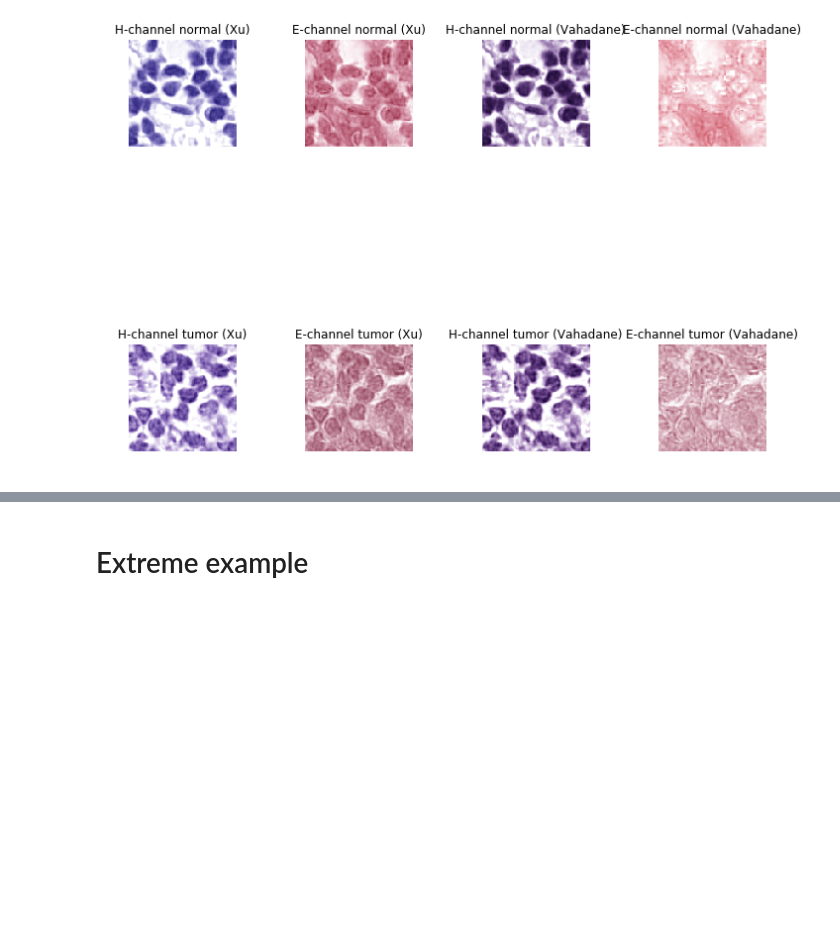
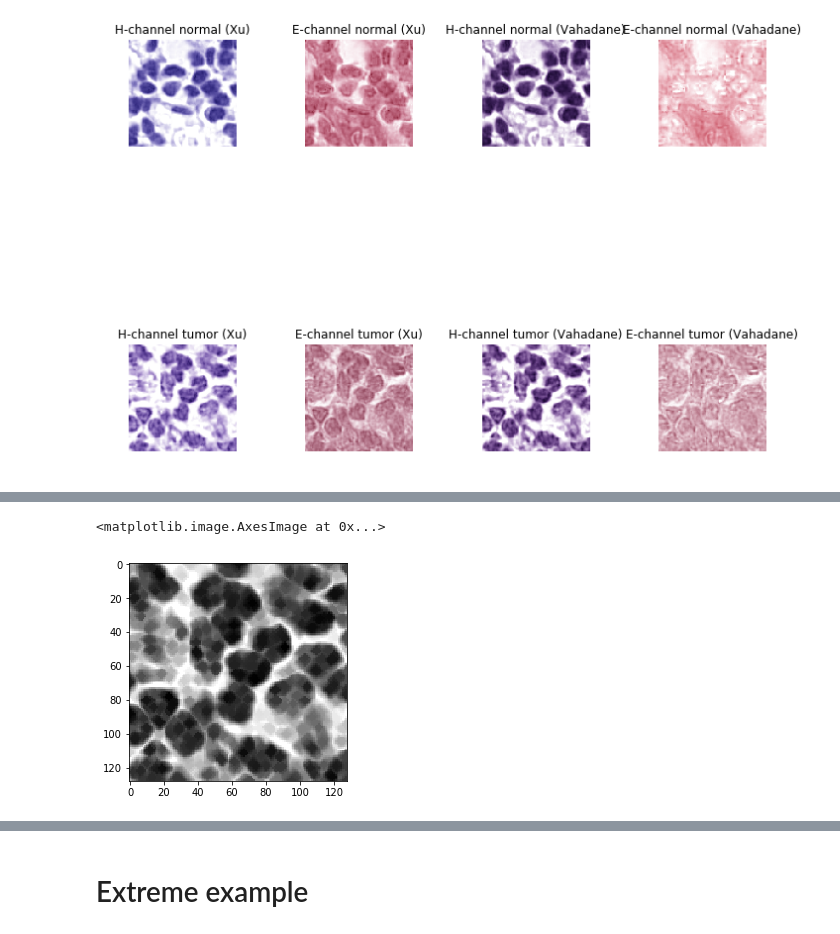
Before and after one commit to saketkc/pyvirchow, a Jupyter notebook: notebooks/04.Normalization-demo.ipynb, the cells around one changed output, grey strips where cells are left out. Saved outputs shown, nothing was run; the diff lists cells and outputs as text; code cells hidden in the pictures; blank space fills up the shorter version.

```diff
--- a/notebooks/04.Normalization-demo.ipynb
+++ b/notebooks/04.Normalization-demo.ipynb
@@ -864,4 +899,7 @@ vahadane_fit.get_both_stains()
 # %%
-eroded = imerode(rgb2gray(H_channel_v), 2)
+eroded = imerode(rgb2gray(H_channel_v['tumor']), 2)
 plt.imshow(eroded, cmap='gray')
+# %% [output]
+<matplotlib.image.AxesImage at 0x...>
+[figure, added]
 # %%
```
Also changed, not shown: parts of 31 cells of this notebook.
